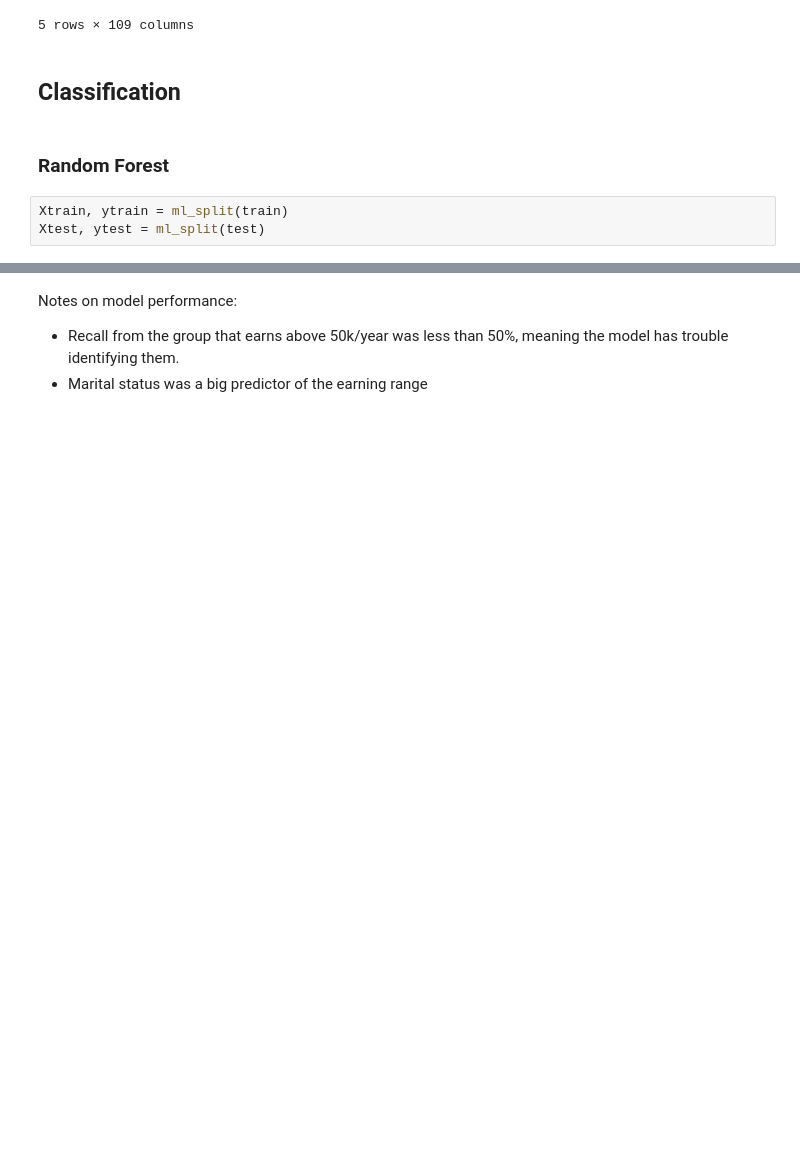
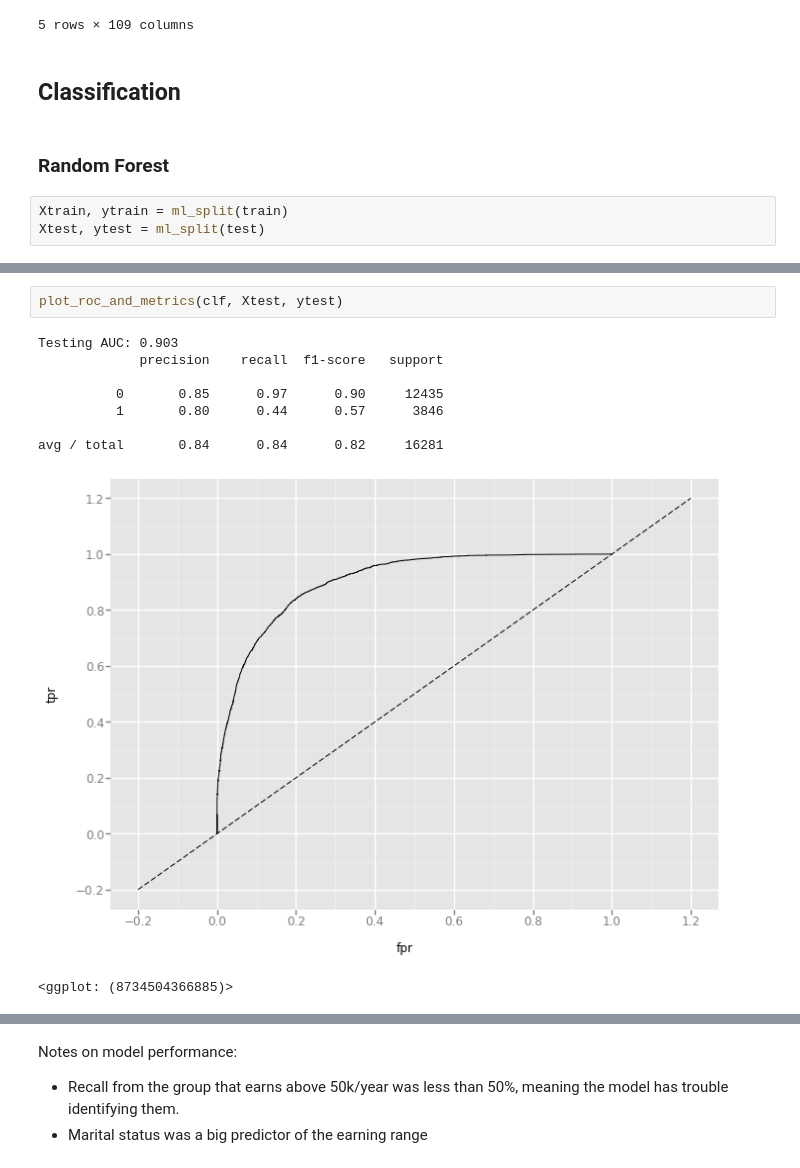
Before and after one commit to guidj/xlab, a Jupyter notebook: lab/exp/income-50/income-50.ipynb, the cells around one changed output, grey strips where cells are left out. Cells and saved outputs as stored; diff of their text form; blank space fills up the shorter version.

```diff
--- a/lab/exp/income-50/income-50.ipynb
+++ b/lab/exp/income-50/income-50.ipynb
@@ -193,3 +229,15 @@ avg / total       0.84      0.85      0.83     16281
+# %%
+plot_roc_and_metrics(clf, Xtest, ytest)
+# %% [output]
+Testing AUC: 0.903
+             precision    recall  f1-score   support
+
+          0       0.85      0.97      0.90     12435
+          1       0.80      0.44      0.57      3846
+
+avg / total       0.84      0.84      0.82     16281
+[figure, added]
+<ggplot: (8734504366885)>
 # %%
 plot_interactive_tree(clf.estimators_[0], train.columns[:-1], class_names=['LessEqual', 'Above'])
 # %% [output]
```
Also changed, not shown: parts of 26 cells of this notebook, 1 other file.
